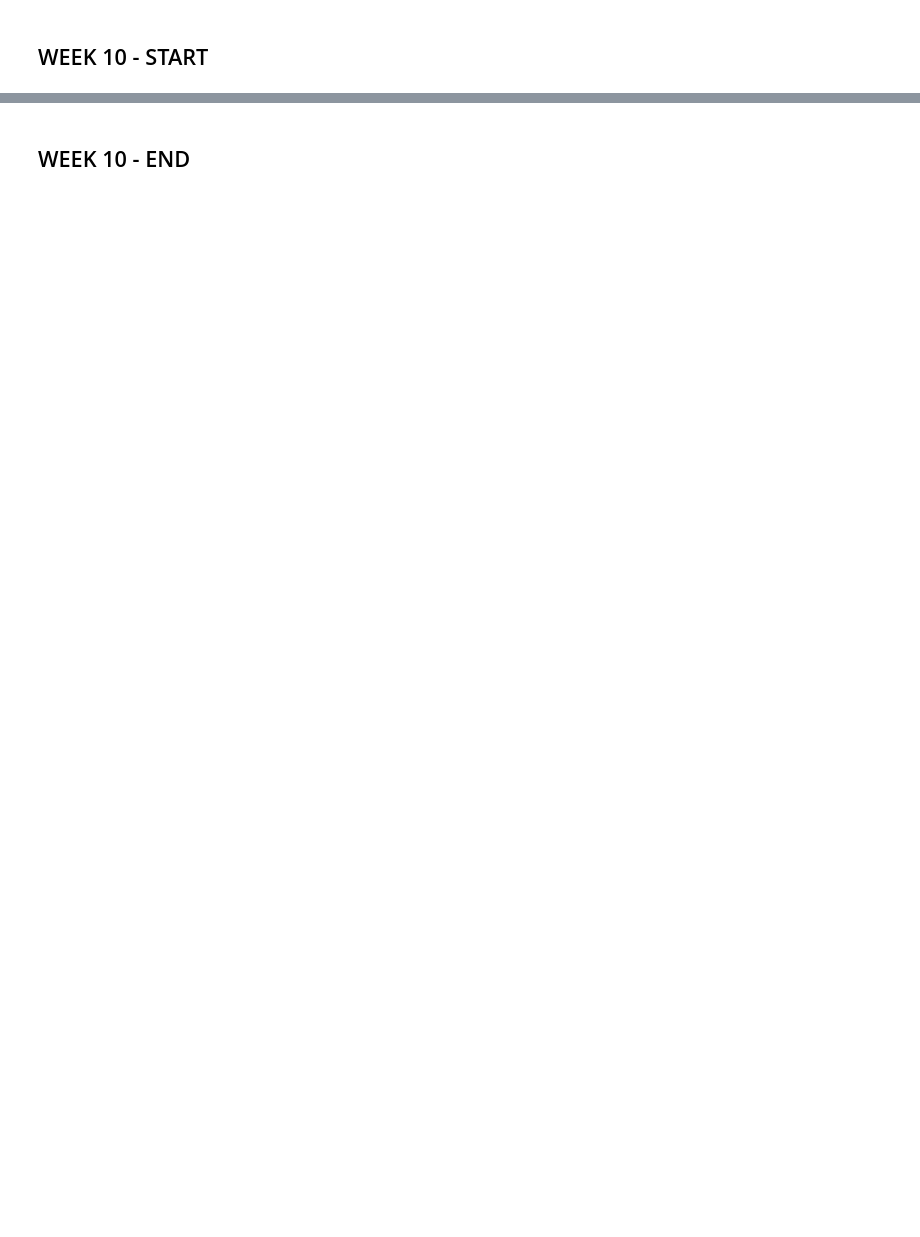
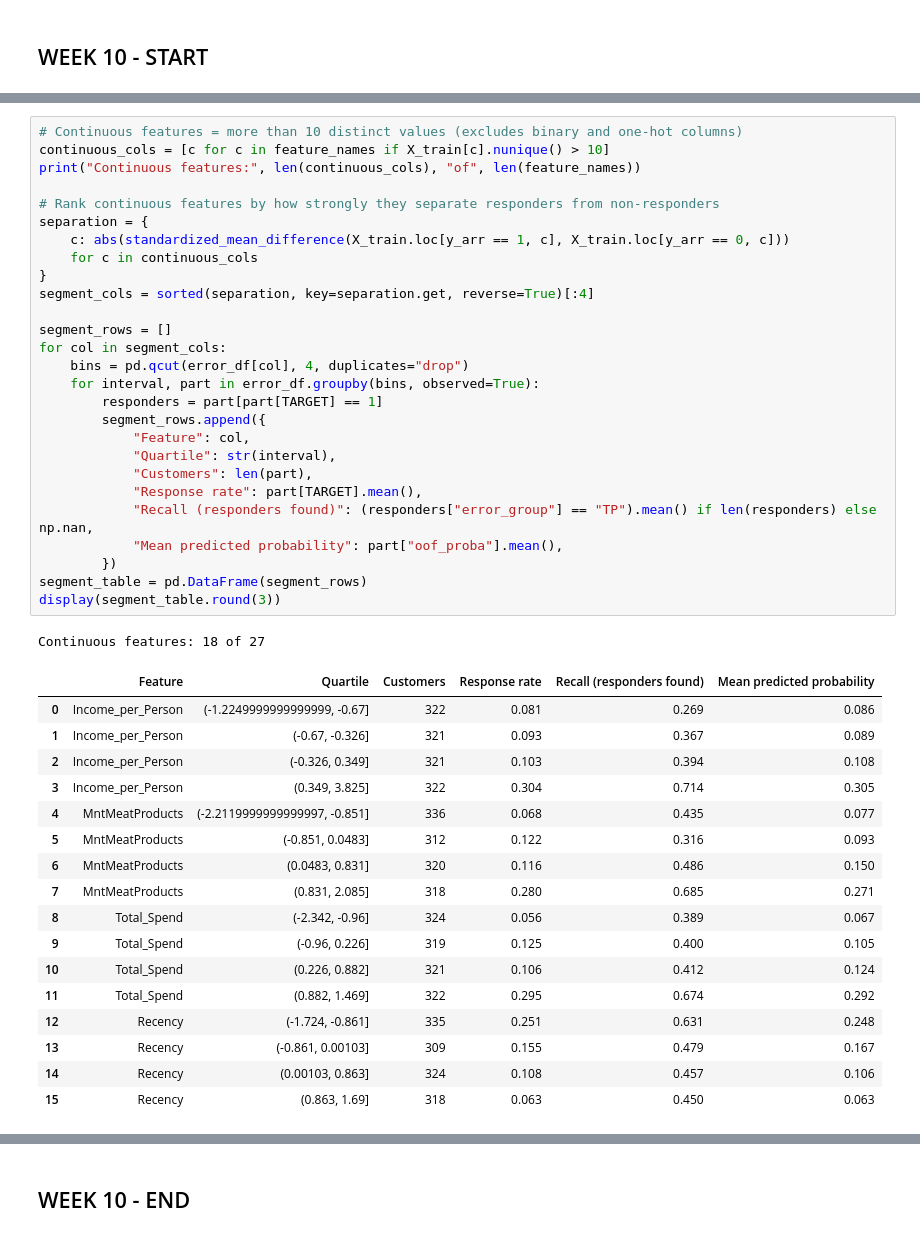
Before and after one commit to nathanyangm/targeted-marketing-model, a Jupyter notebook: notebooks/week10.ipynb, the cells around one changed output, grey strips where cells are left out. Saved outputs shown, nothing was run; the diff lists cells and outputs as text; blank space fills up the shorter version.

```diff
--- a/notebooks/week10.ipynb
+++ b/notebooks/week10.ipynb
@@ -531,0 +285,46 @@ plt.show()
+# %%
+# Continuous features = more than 10 distinct values (excludes binary and one-hot columns)
+continuous_cols = [c for c in feature_names if X_train[c].nunique() > 10]
+print("Continuous features:", len(continuous_cols), "of", len(feature_names))
+
+# Rank continuous features by how strongly they separate responders from non-responders
+separation = {
+    c: abs(standardized_mean_difference(X_train.loc[y_arr == 1, c], X_train.loc[y_arr == 0, c]))
+    for c in continuous_cols
+}
+segment_cols = sorted(separation, key=separation.get, reverse=True)[:4]
+
+segment_rows = []
+for col in segment_cols:
+    bins = pd.qcut(error_df[col], 4, duplicates="drop")
+    for interval, part in error_df.groupby(bins, observed=True):
+        responders = part[part[TARGET] == 1]
+        segment_rows.append({
+            "Feature": col,
+            "Quartile": str(interval),
+            "Customers": len(part),
+            "Response rate": part[TARGET].mean(),
+            "Recall (responders found)": (responders["error_group"] == "TP").mean() if len(responders) else np.nan,
+            "Mean predicted probability": part["oof_proba"].mean(),
+        })
+segment_table = pd.DataFrame(segment_rows)
+display(segment_table.round(3))
+# %% [output]
+Continuous features: 18 of 27
+|  | Feature | Quartile | Customers | Response rate | Recall (responders found) | Mean predicted probability |
+| 0 | Income_per_Person | (-1.2249999999999999, -0.67] | 322 | 0.081 | 0.269 | 0.086 |
+| 1 | Income_per_Person | (-0.67, -0.326] | 321 | 0.093 | 0.367 | 0.089 |
+| 2 | Income_per_Person | (-0.326, 0.349] | 321 | 0.103 | 0.394 | 0.108 |
+| 3 | Income_per_Person | (0.349, 3.825] | 322 | 0.304 | 0.714 | 0.305 |
+| 4 | MntMeatProducts | (-2.2119999999999997, -0.851] | 336 | 0.068 | 0.435 | 0.077 |
+| 5 | MntMeatProducts | (-0.851, 0.0483] | 312 | 0.122 | 0.316 | 0.093 |
+| 6 | MntMeatProducts | (0.0483, 0.831] | 320 | 0.116 | 0.486 | 0.150 |
+| 7 | MntMeatProducts | (0.831, 2.085] | 318 | 0.280 | 0.685 | 0.271 |
+| 8 | Total_Spend | (-2.342, -0.96] | 324 | 0.056 | 0.389 | 0.067 |
+| 9 | Total_Spend | (-0.96, 0.226] | 319 | 0.125 | 0.400 | 0.105 |
+| 10 | Total_Spend | (0.226, 0.882] | 321 | 0.106 | 0.412 | 0.124 |
+| 11 | Total_Spend | (0.882, 1.469] | 322 | 0.295 | 0.674 | 0.292 |
+| 12 | Recency | (-1.724, -0.861] | 335 | 0.251 | 0.631 | 0.248 |
+| 13 | Recency | (-0.861, 0.00103] | 309 | 0.155 | 0.479 | 0.167 |
+| 14 | Recency | (0.00103, 0.863] | 324 | 0.108 | 0.457 | 0.106 |
+| 15 | Recency | (0.863, 1.69] | 318 | 0.063 | 0.450 | 0.063 |
```
Also changed, not shown: parts of 56 cells of this notebook, 6 other files.
